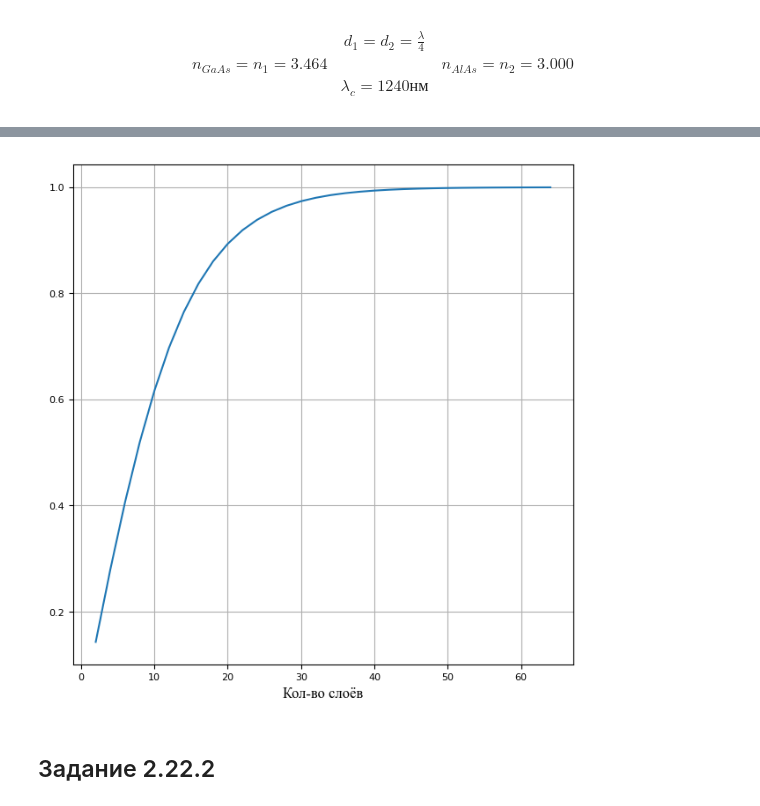
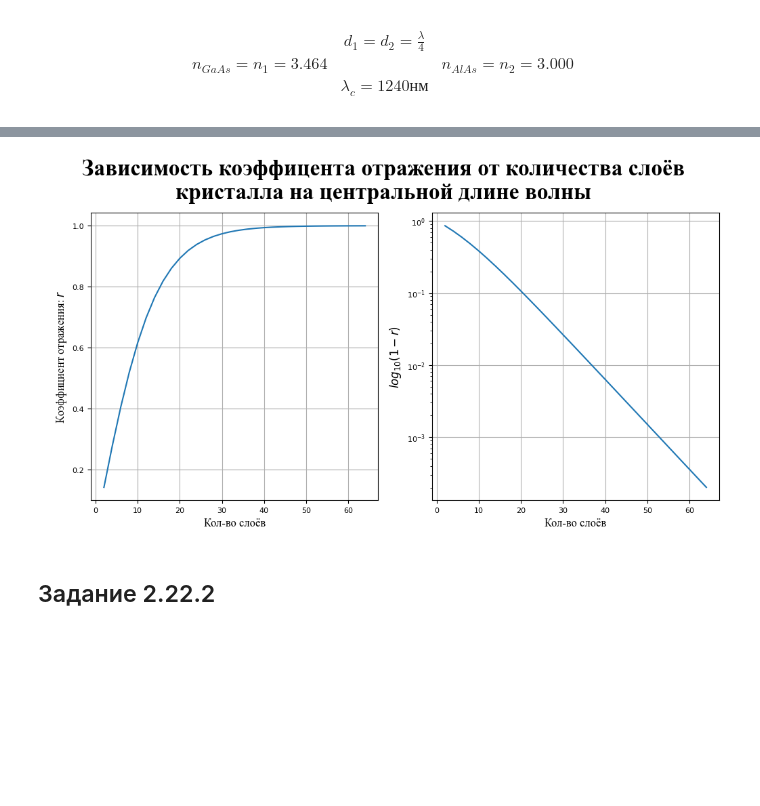
Before and after one commit to Belashov641618/NumericalsRSNO, a Jupyter notebook: Ex2.ipynb, the cells around one changed output, grey strips where cells are left out. Cells and saved outputs as stored; diff of their text form; code cells hidden in the pictures; blank space fills up the shorter version.

```diff
--- a/Ex2.ipynb
+++ b/Ex2.ipynb
@@ -438,13 +441,23 @@ plot.show()
 # %%
-plot = TiledPlot(6,None)
+plot = TiledPlot(10,None)
 plot.FontLibrary = FontLibrary
+plot.pad.graph.horizontal(0.15)
+plot.pad.title(0.1)
+plot.title(f"Зависимость коэффицента отражения от количества слоёв кристалла на центральной длине волны")
 axes = plot.axes.add(0,0)
 axes.grid(True)
 plot.graph.label.x("Кол-во слоёв")
+plot.graph.label.y("Коэффициент отражения: $r$")
 axes.plot(layers.squeeze().cpu(), crystal.r[:,resolution_wavelength//2].abs().cpu())
+axes = plot.axes.add(1,0)
+axes.grid(True)
+axes.set_yscale("log")
+plot.graph.label.x("Кол-во слоёв")
+plot.graph.label.y("$log_{10}\\left(1-r\\right)$")
+axes.plot(layers.squeeze().cpu(), (1.0-crystal.r[:,resolution_wavelength//2].abs()).cpu())
 plot.show()
 # %% [output]
-[figure, old version]
+[figure, new version]
 # %% [markdown]
 ## Задание 2.22.2
 # %% [markdown]
```
Also changed, not shown: parts of 3 cells of this notebook.
